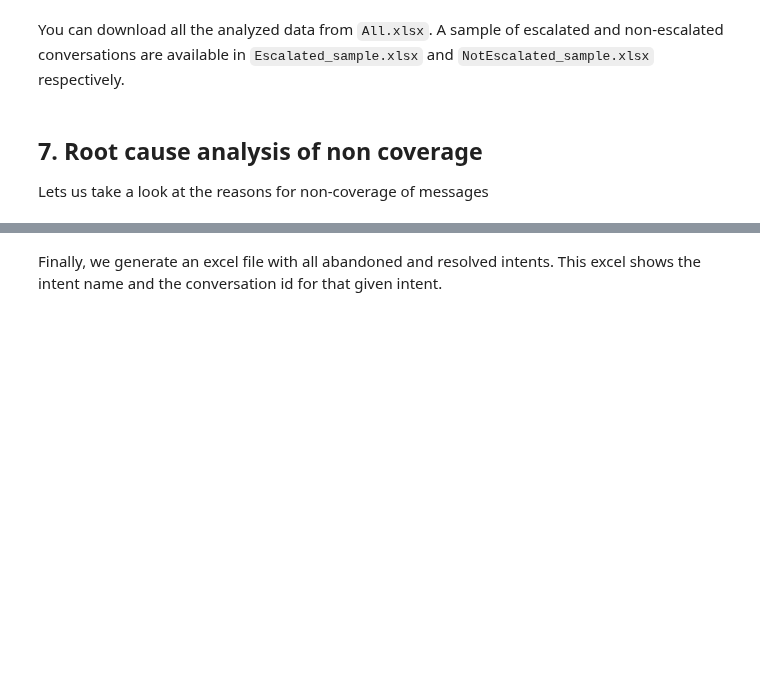
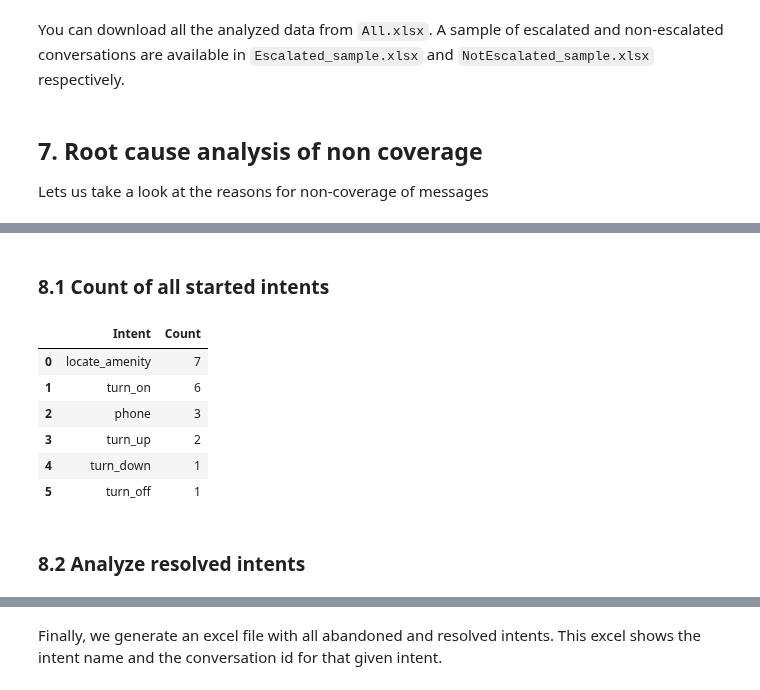
Before and after one commit to watson-developer-cloud/assistant-improve-recommendations-notebook, a Jupyter notebook: notebook/Measure Notebook.ipynb, the cells around one changed output, grey strips where cells are left out. Saved outputs shown, nothing was run; the diff lists cells and outputs as text; code cells hidden in the pictures; blank space fills up the shorter version.

```diff
--- a/notebook/Measure Notebook.ipynb
+++ b/notebook/Measure Notebook.ipynb
@@ -746,3 +732,29 @@ Occurances of Started Long Intents across all conversations (over Confidence Lev
+# %% [markdown]
+###  8.1 Count of all started intents<a id="started_intents"></a>
+# %%
+# Define context variables
+start_intent_variable = 'response_context_IntentStarted'
+end_intent_variable = 'response_context_IntentCompleted'
+
+# Group dataframe by conversation_id and start_intent_variable
+df_intent_started = df_formated.groupby(['response.context.conversation_id', start_intent_variable]).count().reset_index()
+# Refactors data to show only columns of conversation_id and start_intent_variable
+df_intent_started = df_intent_started[['response.context.conversation_id', start_intent_variable]]
+
+# # Count the number of times start_intent_variable shown in a conversation
+intent_started = df_intent_started[start_intent_variable].value_counts().reset_index()
+intent_started.columns = ['Intent', 'Count']
+display(HTML(intent_started.to_html()))
+# %% [output]
+|  | Intent | Count |
+| 0 | locate_amenity | 7 |
+| 1 | turn_on | 6 |
+| 2 | phone | 3 |
+| 3 | turn_up | 2 |
+| 4 | turn_down | 1 |
+| 5 | turn_off | 1 |
+# %% [markdown]
+###  8.2 Analyze resolved intents<a id="resolved_intents"></a>
 # %%
 # Group dataframe by conversation_id and IntentCompleted. This will show occurance of IntentCompleted with its corresponding conversation_id
 df_intent_completed = df_formated.groupby(['response.context.conversation_id',end_intent_variable]).count().reset_index()
```
Also changed, not shown: parts of 17 cells of this notebook.
